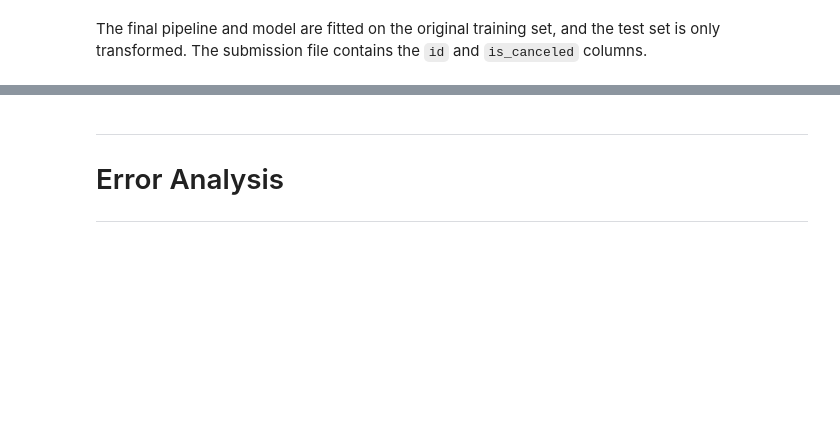
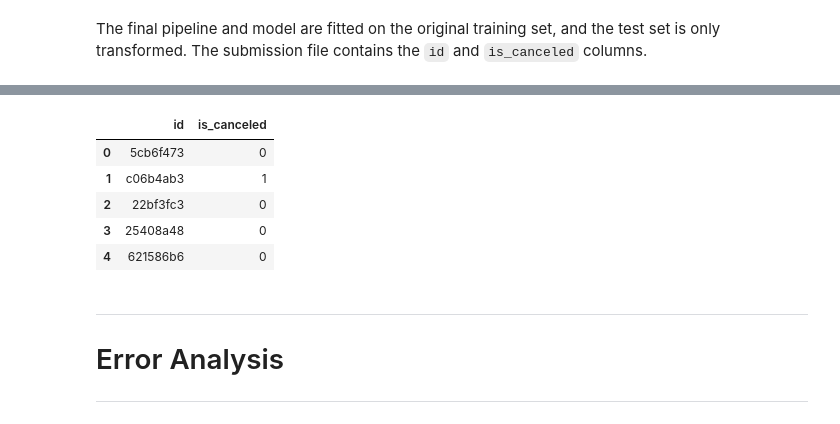
Before and after one commit to ValentinoDan/IF3170_G22_OISCDivisiKaggle, a Jupyter notebook: src/notebook.ipynb, the cells around one changed output, grey strips where cells are left out. Drawn from its saved outputs; the diff is of its cells as text; code cells hidden in the pictures; blank space fills up the shorter version.

```diff
--- a/src/notebook.ipynb
+++ b/src/notebook.ipynb
@@ -270,4 +463,19 @@ This part covers one chosen variant, which is ID3, C4.5, or CART, and its valida
 
 This part covers the model with L1, L2, and Elastic Net regularization.
 # %%
-# Write your code here
+lr_candidates = {
+    "Logistic regression (L2)": (LogisticRegression, dict(
+        penalty="l2", alpha=0.001, batch_size=256, max_iter=100, random_state=CFG.SEED,
+    )),
+}
+for penalty in ("l1", "l2", "elasticnet"):
+    lr_candidates[f"Optimized logistic regression ({penalty})"] = (LROptimized, dict(
+        penalty=penalty, alpha=0.001, max_iter=100, random_state=CFG.SEED,
+    ))
+
+for name, (model_class, params) in lr_candidates.items():
+    model = model_class(**params).fit(X_train, y_train)
+    predictions = model.predict(X_val)
+    fitted_models[name] = model
+    valid_predictions[name] = predictions
+    print(f"{name}: validation accuracy = {np.mean(predictions == y_val.to_numpy()):.4f}")
@@ -324,4 +568,69 @@ This section stores the trained models and restores them for prediction.
 # %% [markdown]
 The final pipeline and model are fitted on the original training set, and the test set is only transformed. The submission file contains the `id` and `is_canceled` columns.
 # %%
-# Write your code here
+validation_scores = []
+actual = y_val.to_numpy()
+for name, predicted in valid_predictions.items():
+    tp = np.sum((actual == 1) & (predicted == 1))
+    fp = np.sum((actual == 0) & (predicted == 1))
+    fn = np.sum((actual == 1) & (predicted == 0))
+    denominator = 2 * tp + fp + fn
+    validation_scores.append({
+        "model": name,
+        "f1": 2 * tp / denominator if denominator else 0.0,
+        "accuracy": np.mean(actual == predicted),
+    })
+submission_scores = pd.DataFrame(validation_scores).set_index("model").sort_values(
+    ["f1", "accuracy"], ascending=False, kind="stable",
+)
+winner = submission_scores.index[0]
+
+full_raw = train_df.drop(columns=[CFG.ID, CFG.TARGET])
+full_y = train_df[CFG.TARGET].to_numpy(dtype=int)
+final_preparation = fit_preparation(full_raw)
+X_full = prepare(full_raw, final_preparation)
+X_test_final = prepare(test_df.drop(columns=CFG.ID), final_preparation)
+
+if winner in svm_params:
+    final_params = svm_params[winner]
+elif winner in lr_candidates:
+    final_params = lr_candidates[winner][1]
+else:
+    final_params = tree_params
+final_model = type(fitted_models[winner])(**final_params)
+
+if winner in svm_params:
+    rng = np.random.default_rng(CFG.SEED)
+    limit = min(SVM_TRAIN_LIMIT, len(full_y))
+    canceled = np.flatnonzero(full_y == 1)
+    kept = np.flatnonzero(full_y == 0)
+    n_canceled = round(limit * len(canceled) / len(full_y))
+    indices = np.concatenate([
+        rng.choice(kept, limit - n_canceled, replace=False),
+        rng.choice(canceled, n_canceled, replace=False),
+    ])
+    final_model.fit(X_full.to_numpy()[indices], 2 * full_y[indices] - 1)
+    test_predictions = np.array([
+        (final_model.predict(row) + 1) // 2 for row in X_test_final.to_numpy()
+    ], dtype=int)
+else:
+    final_model.fit(X_full, full_y)
+    test_predictions = final_model.predict(X_test_final)
+
+sample = pd.read_csv(CFG.DATA_DIR / "sample_submission.csv", dtype={CFG.ID: str})
+if (not test_df[CFG.ID].is_unique or not sample[CFG.ID].is_unique or set(test_df[CFG.ID]) != set(sample[CFG.ID])):
+    raise ValueError("Test IDs and sample_submission IDs must match and be unique.")
+
+prediction_by_id = pd.Series(test_predictions, index=test_df[CFG.ID])
+submission = sample[[CFG.ID]].assign(**{CFG.TARGET: sample[CFG.ID].map(prediction_by_id)})
+if not submission[CFG.TARGET].isin([0, 1]).all():
+    raise ValueError("Submission contains missing or invalid predictions.")
+
+submission[CFG.TARGET] = submission[CFG.TARGET].astype(int)
+
+submission_path = CFG.OUTPUT_DIR / "submission.csv"
+submission.to_csv(submission_path, index=False)
+print(f"Selected model: {winner}")
+print(f"Wrote {len(submission):,} predictions to {submission_path}")
+display(submission.head())
+# %% [output]
@@ -328,3 +639,9 @@ The final pipeline and model are fitted on the original training set, and the te
+|  | id | is_canceled |
+| 0 | 5cb6f473 | 0 |
+| 1 | c06b4ab3 | 1 |
+| 2 | 22bf3fc3 | 0 |
+| 3 | 25408a48 | 0 |
+| 4 | 621586b6 | 0 |
 # %% [markdown]
 ---
 
```
Also changed, not shown: parts of 20 cells of this notebook.
